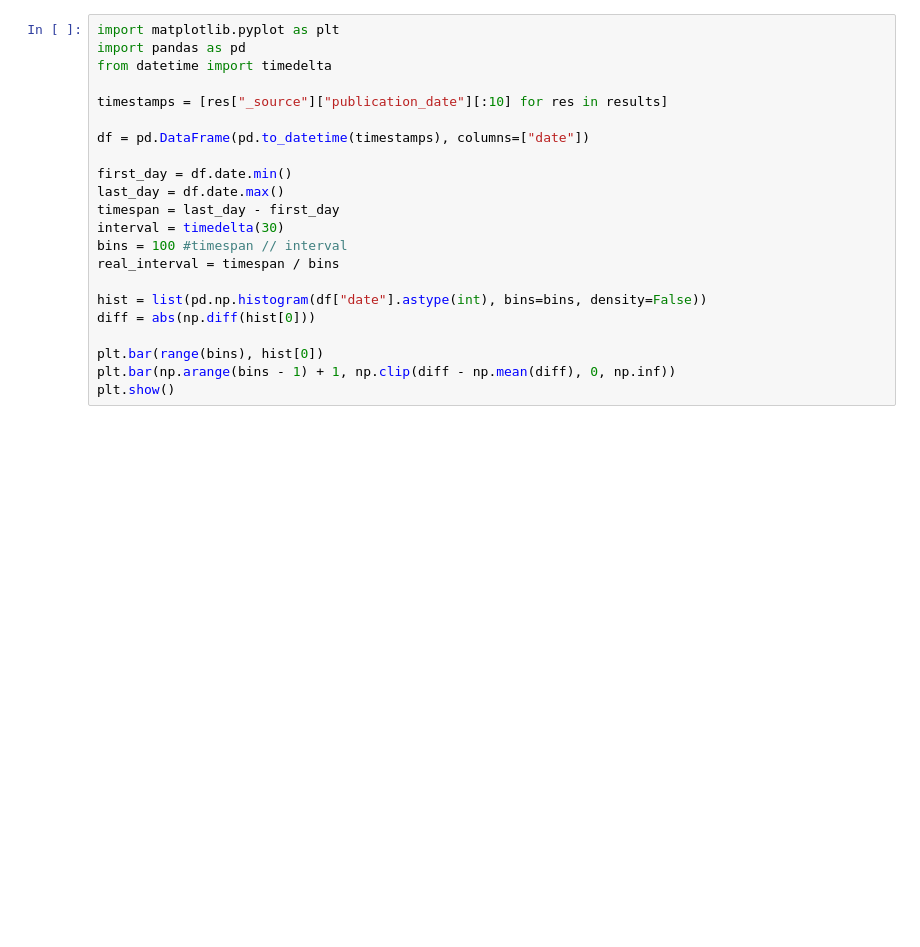
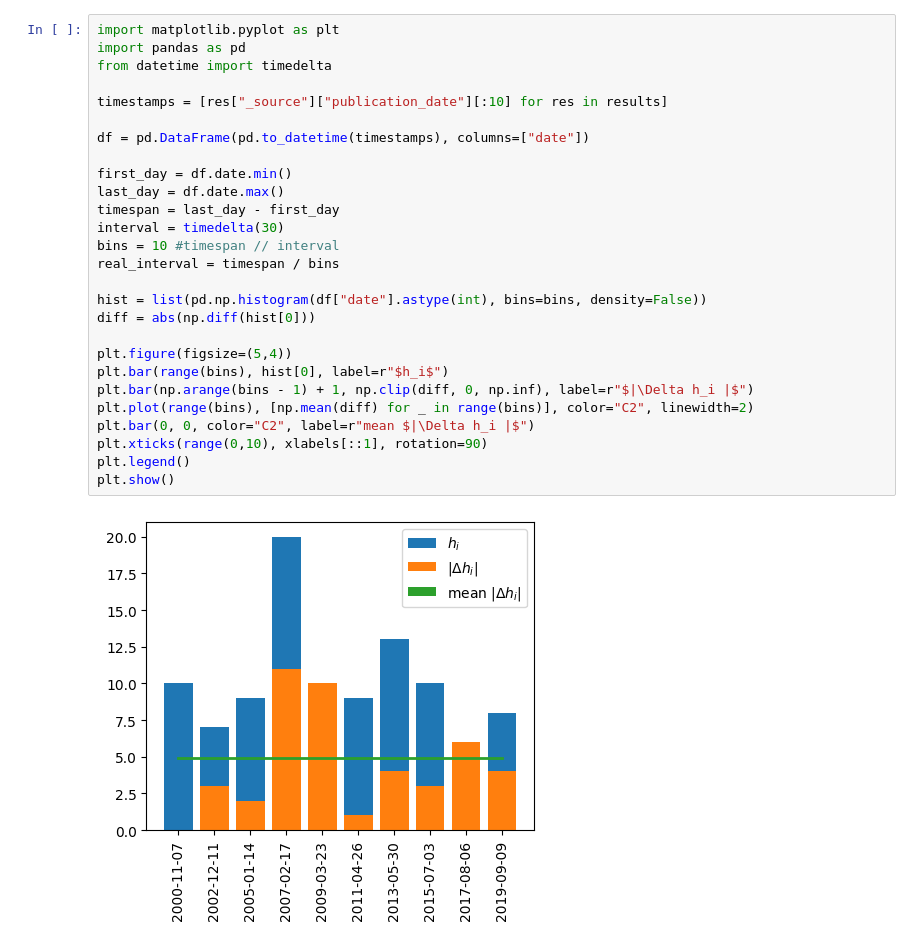
Before and after one commit to chbridges/search-result-clustering, a Jupyter notebook: experiments.ipynb, the cells around one changed output. Saved outputs shown, nothing was run; the diff lists cells and outputs as text; blank space fills up the shorter version.

```diff
--- a/experiments.ipynb
+++ b/experiments.ipynb
@@ -56,22 +109,29 @@ for i in np.where(clusters == -1)[0]:
 # %%
 import matplotlib.pyplot as plt
 import pandas as pd
 from datetime import timedelta
 
 timestamps = [res["_source"]["publication_date"][:10] for res in results]
 
 df = pd.DataFrame(pd.to_datetime(timestamps), columns=["date"])
 
 first_day = df.date.min()
 last_day = df.date.max()
 timespan = last_day - first_day
 interval = timedelta(30)
-bins = 100 #timespan // interval
+bins = 10 #timespan // interval
 real_interval = timespan / bins
 
 hist = list(pd.np.histogram(df["date"].astype(int), bins=bins, density=False))
 diff = abs(np.diff(hist[0]))
 
-plt.bar(range(bins), hist[0])
-plt.bar(np.arange(bins - 1) + 1, np.clip(diff - np.mean(diff), 0, np.inf))
+plt.figure(figsize=(5,4))
+plt.bar(range(bins), hist[0], label=r"$h_i$")
+plt.bar(np.arange(bins - 1) + 1, np.clip(diff, 0, np.inf), label=r"$|\Delta h_i |$")
+plt.plot(range(bins), [np.mean(diff) for _ in range(bins)], color="C2", linewidth=2)
+plt.bar(0, 0, color="C2", label=r"mean $|\Delta h_i |$")
+plt.xticks(range(0,10), xlabels[::1], rotation=90)
+plt.legend()
 plt.show()
+# %% [output]
+[figure, added]
```
Also changed, not shown: parts of 14 cells of this notebook, 1 other file.
